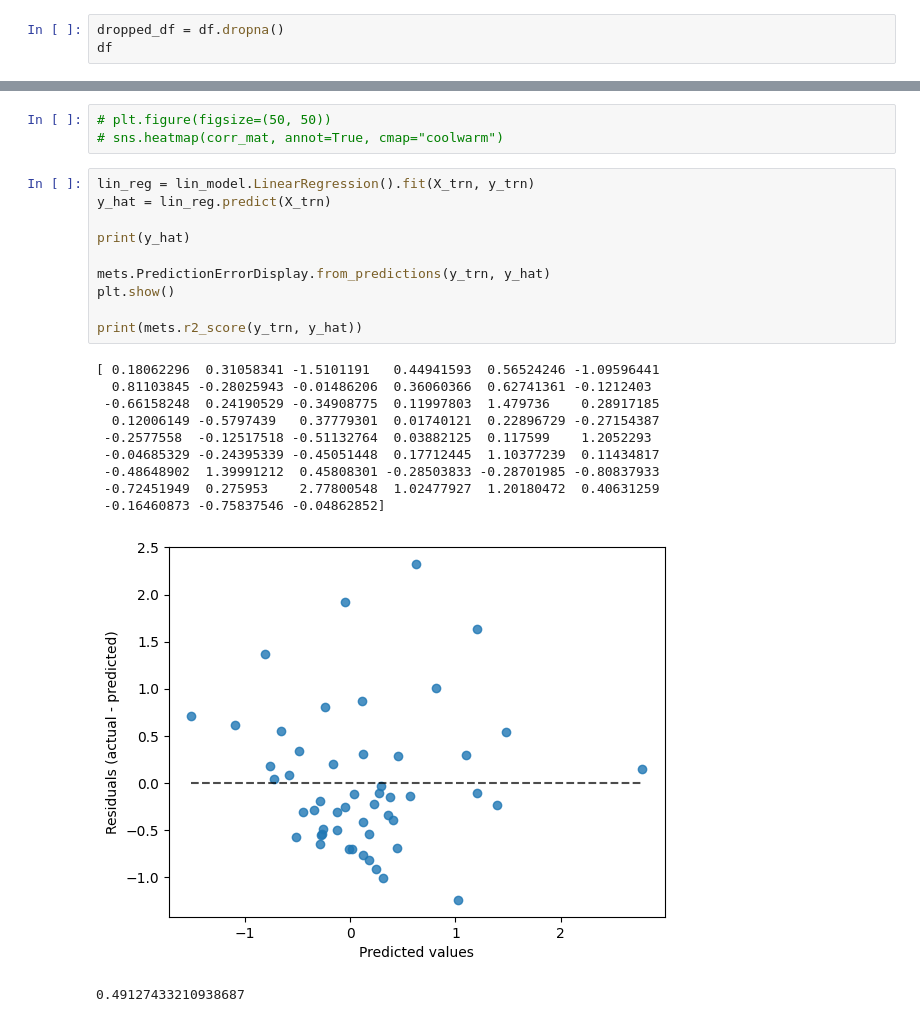
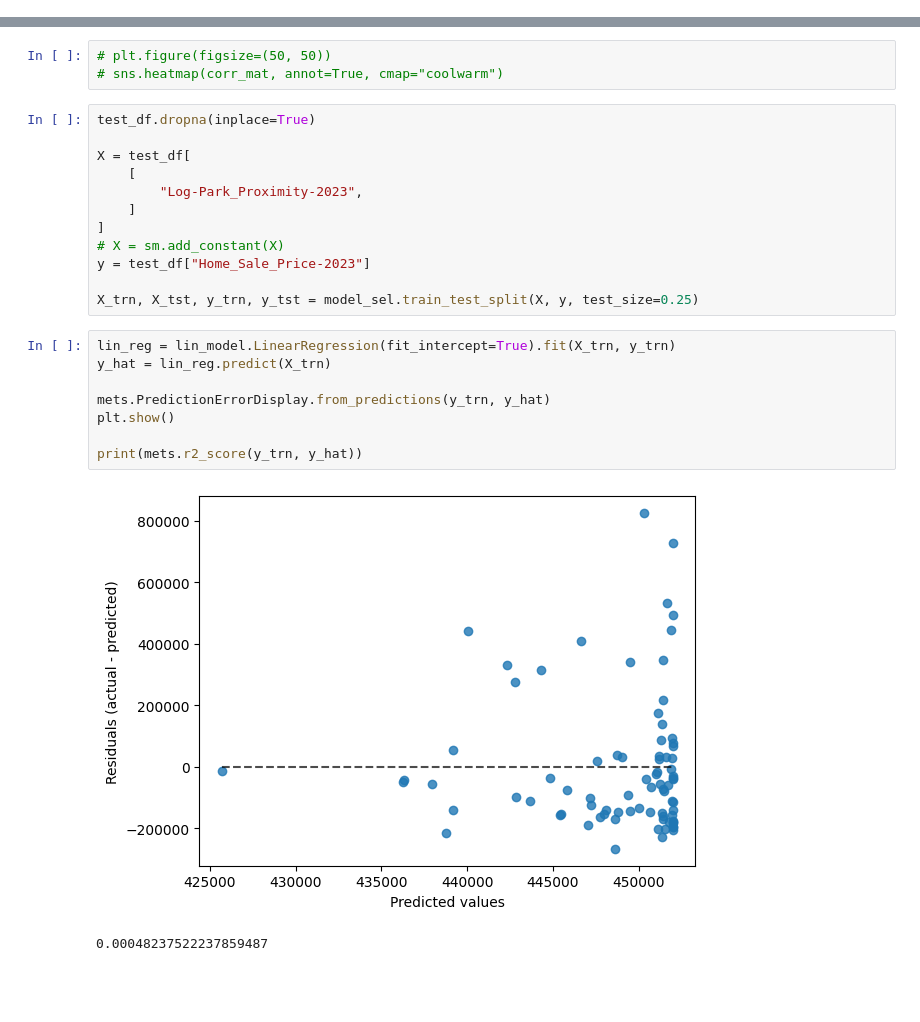
Before and after one commit to jameshlms/dtsc-2302-final-project, a Jupyter notebook: final-regression.ipynb, the cells around one changed output, grey strips where cells are left out. Drawn from its saved outputs; the diff is of its cells as text; blank space fills up the shorter version.

```diff
--- a/final-regression.ipynb
+++ b/final-regression.ipynb
@@ -158,3 +35,0 @@ df = df.drop(
-# %%
-dropped_df = df.dropna()
-df
@@ -256,28 +188,29 @@ Name: Home_Sale_Price-2023, dtype: float64
 # %%
 # plt.figure(figsize=(50, 50))
 # sns.heatmap(corr_mat, annot=True, cmap="coolwarm")
+# %%
+test_df.dropna(inplace=True)
+
+X = test_df[
+    [
+        "Log-Park_Proximity-2023",
+    ]
+]
+# X = sm.add_constant(X)
+y = test_df["Home_Sale_Price-2023"]
+
+X_trn, X_tst, y_trn, y_tst = model_sel.train_test_split(X, y, test_size=0.25)
 # %%
-lin_reg = lin_model.LinearRegression().fit(X_trn, y_trn)
+lin_reg = lin_model.LinearRegression(fit_intercept=True).fit(X_trn, y_trn)
 y_hat = lin_reg.predict(X_trn)
-
-print(y_hat)
 
 mets.PredictionErrorDisplay.from_predictions(y_trn, y_hat)
 plt.show()
 
 print(mets.r2_score(y_trn, y_hat))
 # %% [output]
+[figure, new version]
-[ 0.18062296  0.31058341 -1.5101191   0.44941593  0.56524246 -1.09596441
-  0.81103845 -0.28025943 -0.01486206  0.36060366  0.62741361 -0.1212403
- -0.66158248  0.24190529 -0.34908775  0.11997803  1.479736    0.28917185
-  0.12006149 -0.5797439   0.37779301  0.01740121  0.22896729 -0.27154387
- -0.2577558  -0.12517518 -0.51132764  0.03882125  0.117599    1.2052293
- -0.04685329 -0.24395339 -0.45051448  0.17712445  1.10377239  0.11434817
- -0.48648902  1.39991212  0.45808301 -0.28503833 -0.28701985 -0.80837933
- -0.72451949  0.275953    2.77800548  1.02477927  1.20180472  0.40631259
- -0.16460873 -0.75837546 -0.04862852]
+0.00048237522237859487
-[figure, old version]
-0.49127433210938687
 # %%
 X_trn = sm.add_constant(X_trn)
 
```
Also changed, not shown: parts of 29 cells of this notebook, 8 other files.
